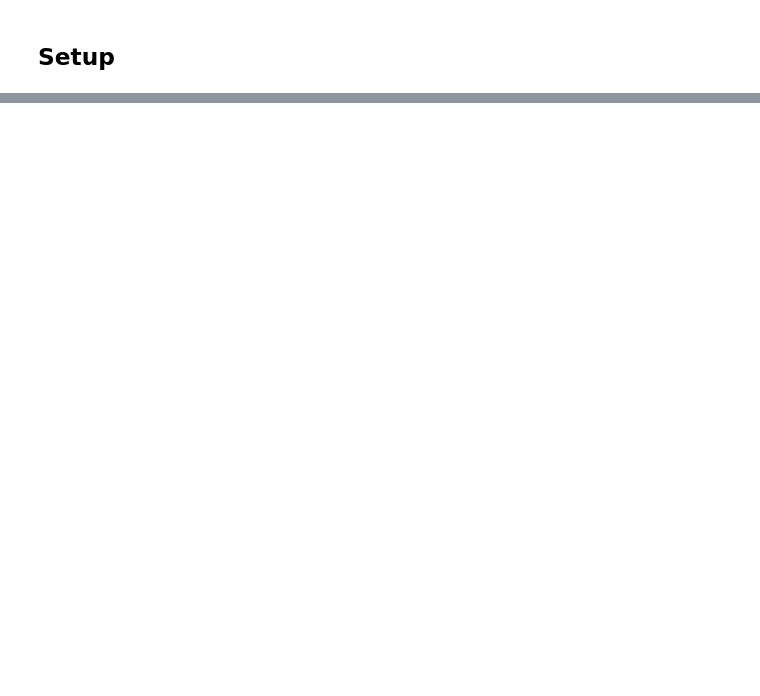
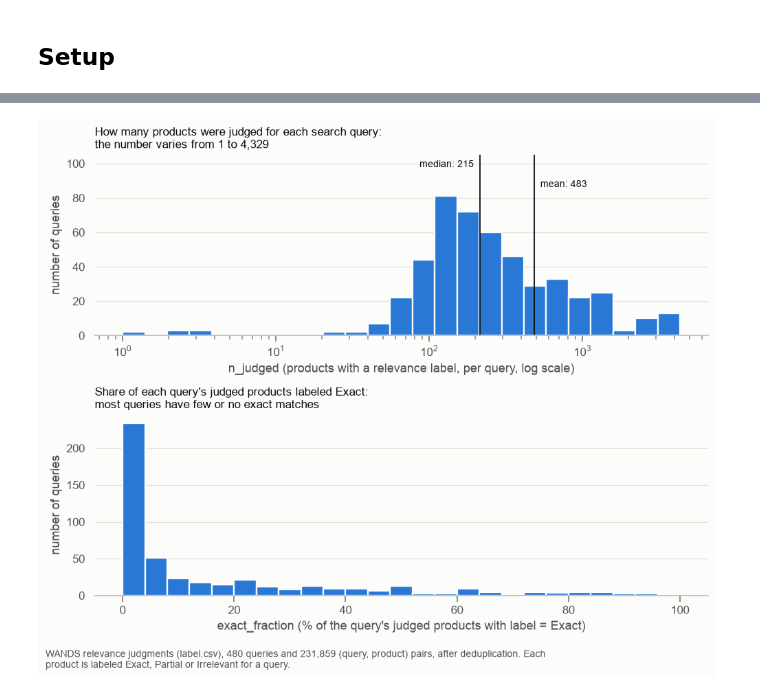
Before and after one commit to lubepe/ml_challenge, a Jupyter notebook: notebooks/01_eda.ipynb, the cells around one changed output, grey strips where cells are left out. Saved outputs shown, nothing was run; the diff lists cells and outputs as text; code cells hidden in the pictures; blank space fills up the shorter version.

```diff
--- a/notebooks/01_eda.ipynb
+++ b/notebooks/01_eda.ipynb
@@ -2017,0 +1453,10 @@ queries with a token missing from the catalog: 36
+# %%
+labels = data.deduplicate_labels(raw_labels)
+print(f"rows in label.csv: {len(raw_labels):,}")
+print(f"rows after deduplication: {len(labels):,}")
+
+label_distribution = pd.DataFrame({
+    "pairs": labels["label"].value_counts(),
+    "pct": labels["label"].value_counts(normalize=True) * 100,
+})
+plots.table(label_distribution, "(query, product) pairs per label, after deduplication")
@@ -2017,0 +1563,27 @@ queries with a token missing from the catalog: 36
+# %%
+fig, (top, bottom) = plt.subplots(2, 1, figsize=(9, 7))
+
+sns.histplot(query_profile["n_judged"], log_scale=True, bins=25, color=plots.SERIES_1, alpha=1,
+             edgecolor=plots.SURFACE, linewidth=1.5, ax=top)
+top.grid(axis="x", visible=False)
+top.margins(y=0.3)
+top.set_title("How many products were judged for each search query:\nthe number varies from 1 to 4,329")
+top.set_xlabel("n_judged (products with a relevance label, per query, log scale)")
+top.set_ylabel("number of queries")
+plots.reference_line(top, query_profile["n_judged"].median(), f"median: {query_profile['n_judged'].median():.0f}", ha="right")
+plots.reference_line(top, query_profile["n_judged"].mean(), f"mean: {query_profile['n_judged'].mean():.0f}", y_fraction=0.82)
+
+sns.histplot(query_profile["exact_fraction"] * 100, bins=range(0, 104, 4), color=plots.SERIES_1, alpha=1,
+             edgecolor=plots.SURFACE, linewidth=1.5, ax=bottom)
+bottom.grid(axis="x", visible=False)
+bottom.set_title("Share of each query's judged products labeled Exact:\nmost queries have few or no exact matches")
+bottom.set_xlabel("exact_fraction (% of the query's judged products with label = Exact)")
+bottom.set_ylabel("number of queries")
+
+fig.tight_layout()
+plots.add_caption(fig, f"WANDS relevance judgments (label.csv), {len(query_profile)} queries and {len(labels):,} "
+                       "(query, product) pairs, after deduplication. Each product is labeled Exact, Partial or "
+                       "Irrelevant for a query.", width=115)
+plt.show()
+# %% [output]
+[figure, added]
```
Also changed, not shown: parts of 200 cells of this notebook, 12 other files.
